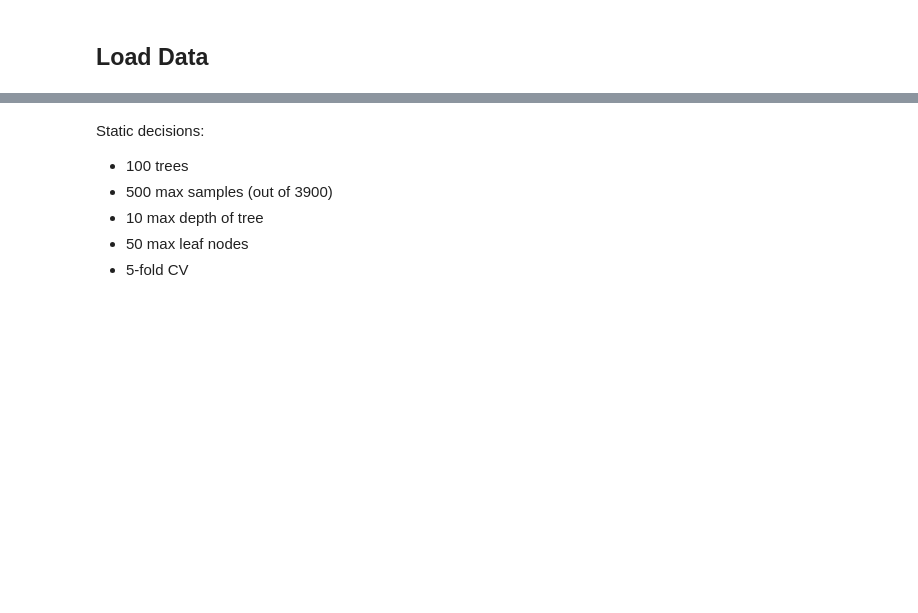
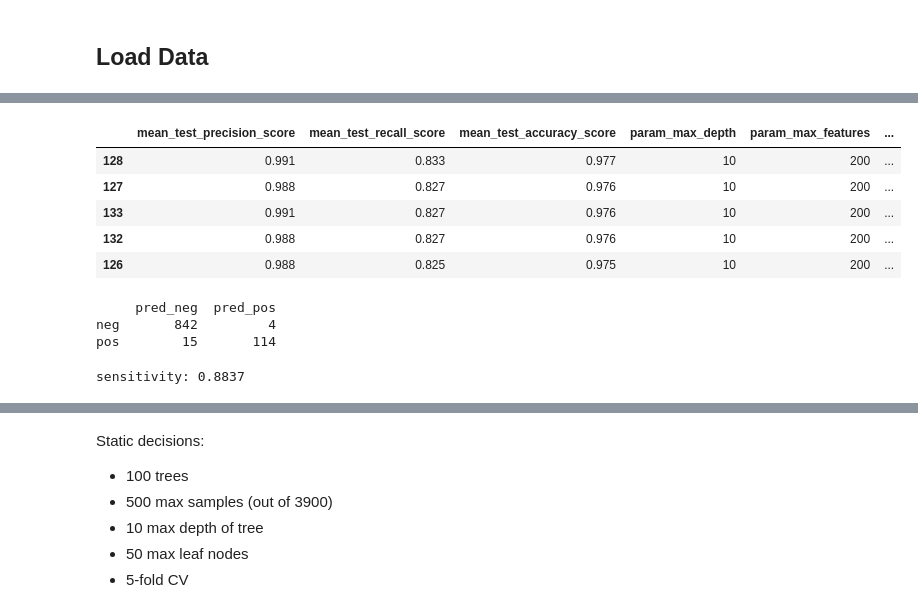
Before and after one commit to BigBangData/NaturalLanguageProcessing, a Jupyter notebook: TextAnalyticsWithR/10_RandomForests_1.ipynb, the cells around one changed output, grey strips where cells are left out. Drawn from its saved outputs; the diff is of its cells as text; code cells hidden in the pictures; blank space fills up the shorter version.

```diff
--- a/TextAnalyticsWithR/10_RandomForests_1.ipynb
+++ b/TextAnalyticsWithR/10_RandomForests_1.ipynb
@@ -48,0 +187,2 @@ for i, X in enumerate(Xnames):
+# %%
+gridsearch_recall = gridsearch_wrapper(refit_score='recall_score')
@@ -48,0 +199,25 @@ for i, X in enumerate(Xnames):
+# %%
+format_results(gridsearch_recall, 'mean_test_recall_score')
+# %% [output]
+|  | mean_test_precision_score | mean_test_recall_score | mean_test_accuracy_score | param_max_depth | param_max_features | ... |
+| 128 | 0.991 | 0.833 | 0.977 | 10 | 200 | ... |
+| 127 | 0.988 | 0.827 | 0.976 | 10 | 200 | ... |
+| 133 | 0.991 | 0.827 | 0.976 | 10 | 200 | ... |
+| 132 | 0.988 | 0.827 | 0.976 | 10 | 200 | ... |
+| 126 | 0.988 | 0.825 | 0.975 | 10 | 200 | ... |
+# %%
+y_pred = gridsearch_recall.predict(X_test)
+
+print(pd.DataFrame(confusion_matrix(y_test, y_pred),
+                   columns=['pred_neg', 'pred_pos'],
+                   index=['neg', 'pos']))
+# %% [output]
+     pred_neg  pred_pos
+neg       842         4
+pos        15       114
+# %%
+tn, fp, fn, tp = confusion_matrix(y_test, y_pred).ravel()
+recall = tp / (tp + fn)
+print(f'sensitivity: {recall:0.4f}')
+# %% [output]
+sensitivity: 0.8837
```
Also changed, not shown: parts of 37 cells of this notebook, 2 other files.
